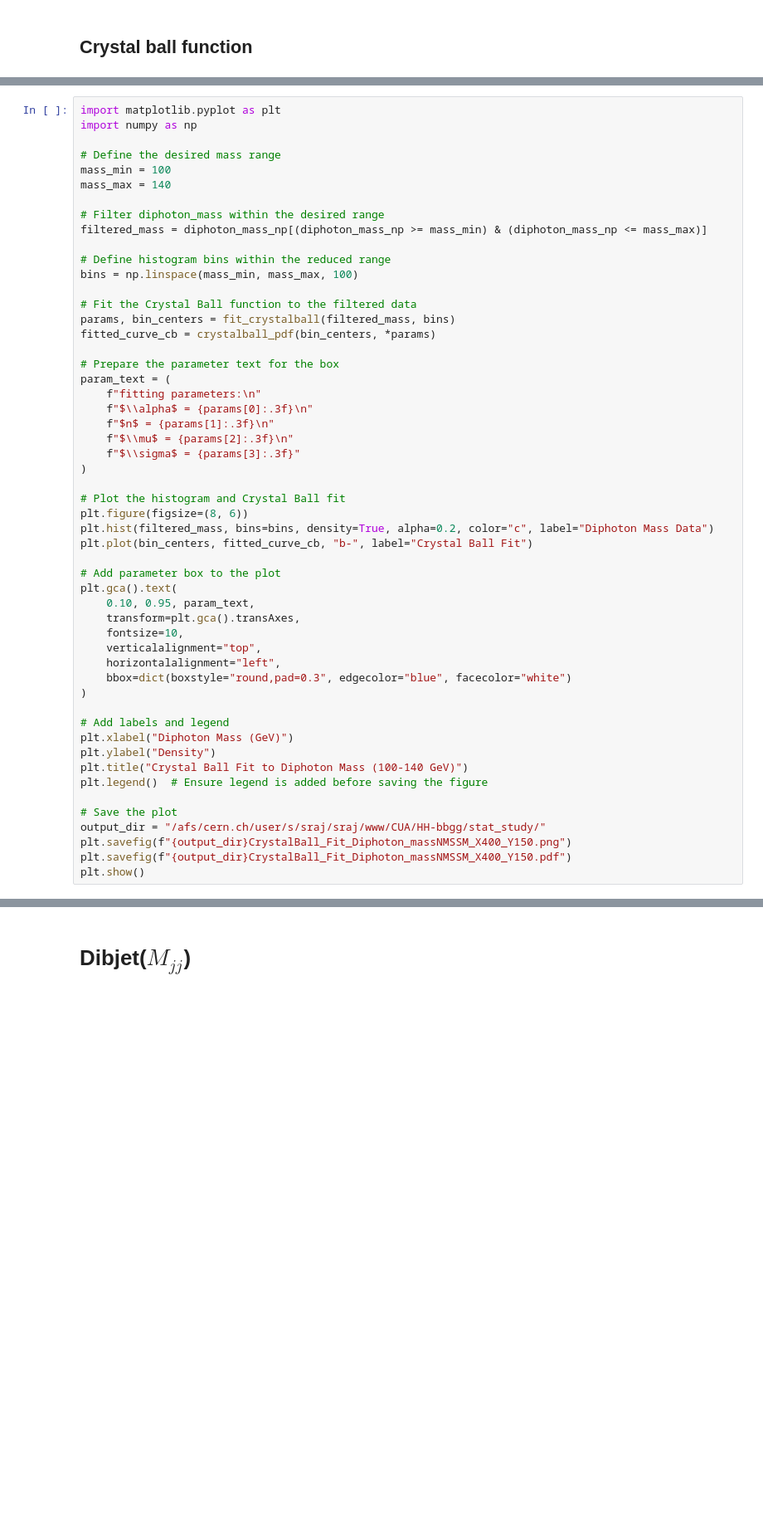
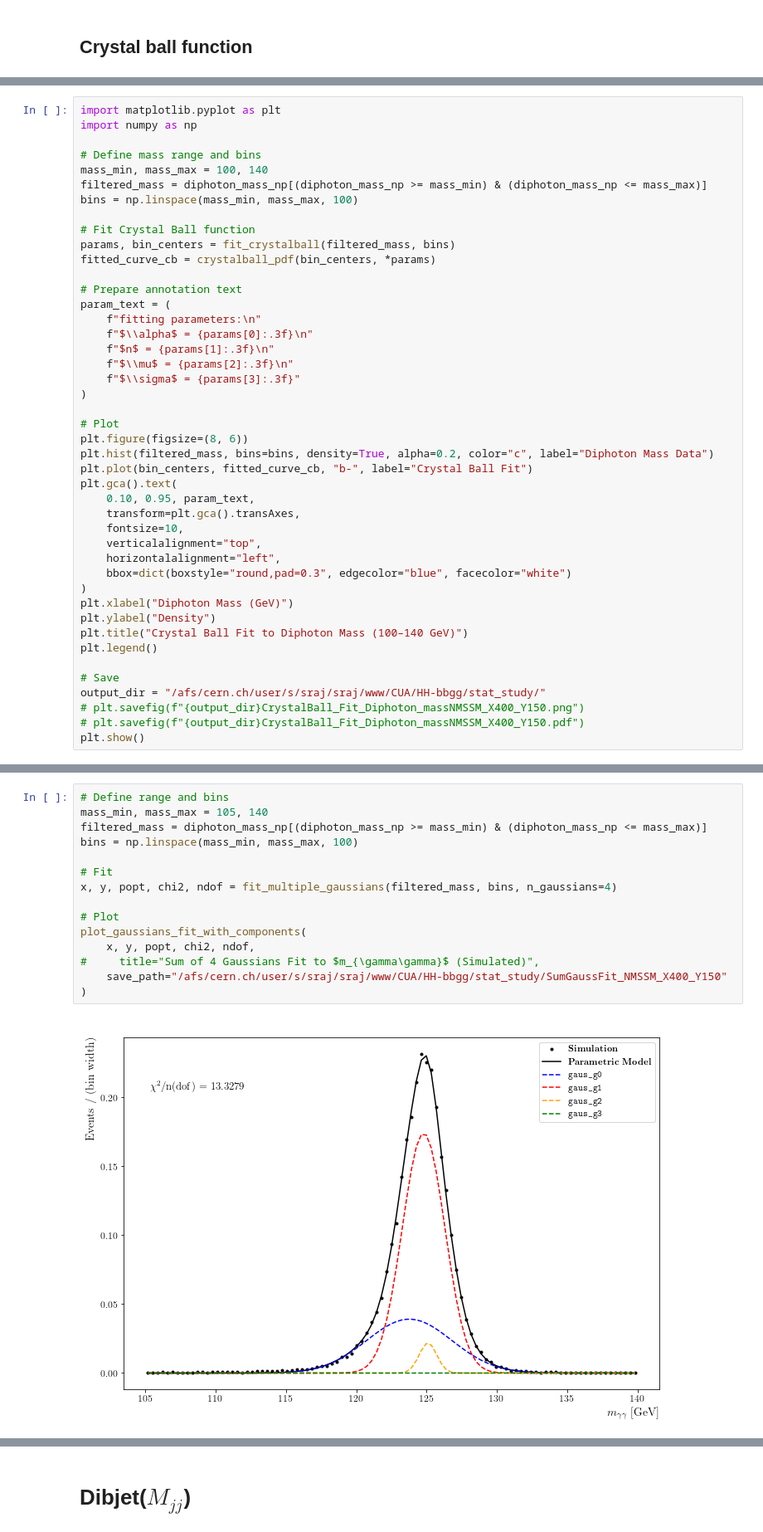
Before and after one commit to tiwariPC/hhbbgg_AwkwardAnalyzer, a Jupyter notebook: stats_study/notebook_signal_fitting/signal_mass_fitting_final.ipynb, the cells around one changed output, grey strips where cells are left out. Shown at 83% size. Cells and saved outputs as stored; diff of their text form; blank space fills up the shorter version.

```diff
--- a/stats_study/notebook_signal_fitting/signal_mass_fitting_final.ipynb
+++ b/stats_study/notebook_signal_fitting/signal_mass_fitting_final.ipynb
@@ -160,21 +144,16 @@ Fitted Crystal Ball Parameters: alpha=2.218, n=1.687, mu=124.379, sigma=2.498
 import matplotlib.pyplot as plt
 import numpy as np
 
-# Define the desired mass range
-mass_min = 100
-mass_max = 140
-
-# Filter diphoton_mass within the desired range
+# Define mass range and bins
+mass_min, mass_max = 100, 140
 filtered_mass = diphoton_mass_np[(diphoton_mass_np >= mass_min) & (diphoton_mass_np <= mass_max)]
-
-# Define histogram bins within the reduced range
 bins = np.linspace(mass_min, mass_max, 100)
 
-# Fit the Crystal Ball function to the filtered data
+# Fit Crystal Ball function
 params, bin_centers = fit_crystalball(filtered_mass, bins)
 fitted_curve_cb = crystalball_pdf(bin_centers, *params)
 
-# Prepare the parameter text for the box
+# Prepare annotation text
 param_text = (
     f"fitting parameters:\n"
     f"$\\alpha$ = {params[0]:.3f}\n"
@@ -183,12 +162,10 @@ param_text = (
     f"$\\sigma$ = {params[3]:.3f}"
 )
 
-# Plot the histogram and Crystal Ball fit
+# Plot
 plt.figure(figsize=(8, 6))
 plt.hist(filtered_mass, bins=bins, density=True, alpha=0.2, color="c", label="Diphoton Mass Data")
 plt.plot(bin_centers, fitted_curve_cb, "b-", label="Crystal Ball Fit")
-
-# Add parameter box to the plot
 plt.gca().text(
     0.10, 0.95, param_text,
     transform=plt.gca().transAxes,
@@ -197,17 +174,15 @@ plt.gca().text(
     horizontalalignment="left",
     bbox=dict(boxstyle="round,pad=0.3", edgecolor="blue", facecolor="white")
 )
-
-# Add labels and legend
 plt.xlabel("Diphoton Mass (GeV)")
 plt.ylabel("Density")
-plt.title("Crystal Ball Fit to Diphoton Mass (100-140 GeV)")
-plt.legend()  # Ensure legend is added before saving the figure
+plt.title("Crystal Ball Fit to Diphoton Mass (100–140 GeV)")
+plt.legend()
 
-# Save the plot
+# Save
 output_dir = "/afs/cern.ch/user/s/sraj/sraj/www/CUA/HH-bbgg/stat_study/"
-plt.savefig(f"{output_dir}CrystalBall_Fit_Diphoton_massNMSSM_X400_Y150.png")
-plt.savefig(f"{output_dir}CrystalBall_Fit_Diphoton_massNMSSM_X400_Y150.pdf")
+# plt.savefig(f"{output_dir}CrystalBall_Fit_Diphoton_massNMSSM_X400_Y150.png")
+# plt.savefig(f"{output_dir}CrystalBall_Fit_Diphoton_massNMSSM_X400_Y150.pdf")
 plt.show()
 # %% [output]
 [figure]
@@ -214,3 +338,20 @@ plt.show()
+# %%
+# Define range and bins
+mass_min, mass_max = 105, 140
+filtered_mass = diphoton_mass_np[(diphoton_mass_np >= mass_min) & (diphoton_mass_np <= mass_max)]
+bins = np.linspace(mass_min, mass_max, 100)
+
+# Fit
+x, y, popt, chi2, ndof = fit_multiple_gaussians(filtered_mass, bins, n_gaussians=4)
+
+# Plot
+plot_gaussians_fit_with_components(
+    x, y, popt, chi2, ndof,
+#     title="Sum of 4 Gaussians Fit to $m_{\gamma\gamma}$ (Simulated)",
+    save_path="/afs/cern.ch/user/s/sraj/sraj/www/CUA/HH-bbgg/stat_study/SumGaussFit_NMSSM_X400_Y150"
+)
+# %% [output]
+[figure, added]
 # %%
 import ROOT
 import numpy as np
```
Also changed, not shown: parts of 7 cells of this notebook, 1 other file.
